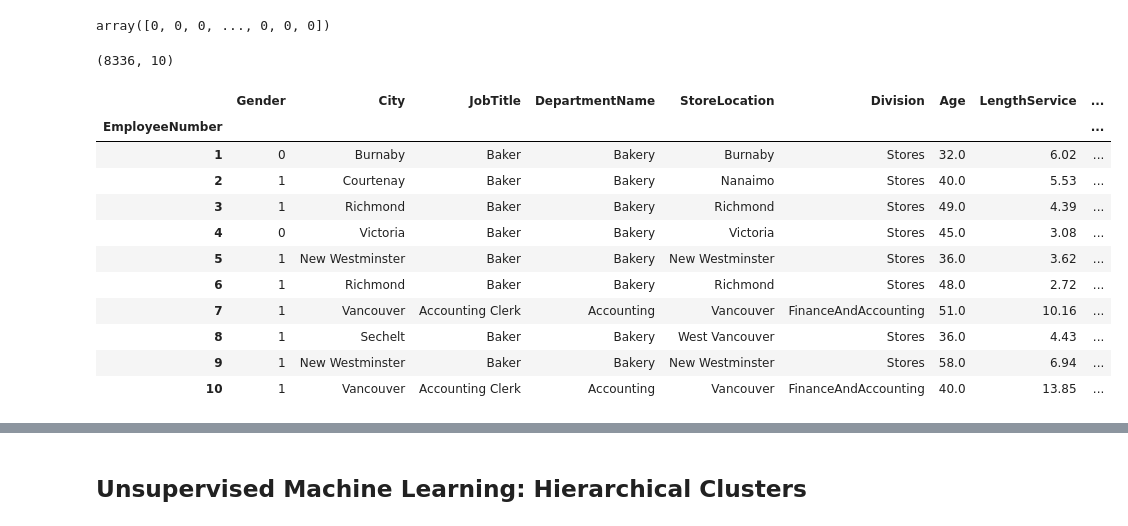
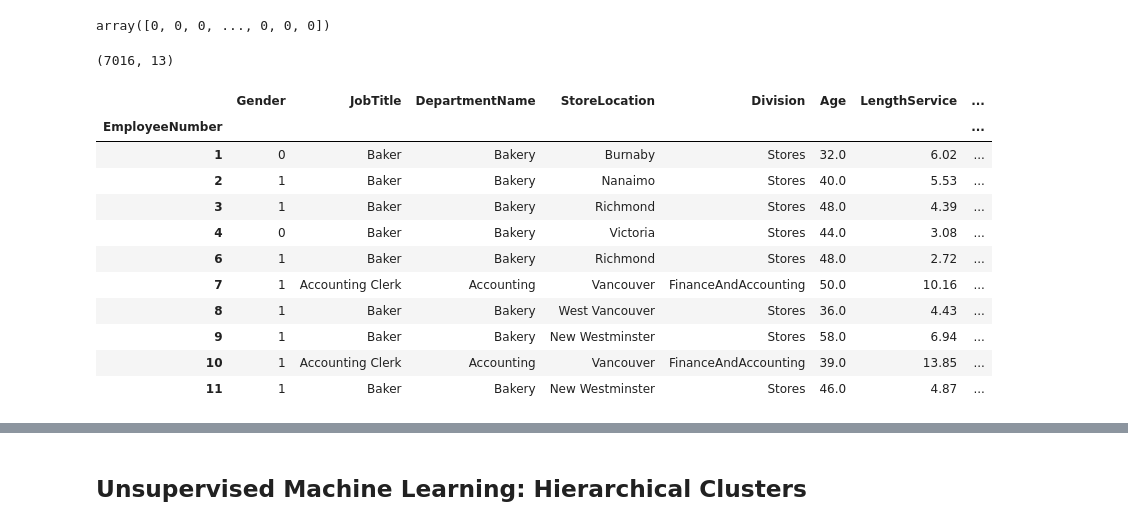
Before and after one commit to jmalauss/Absenteeism, a Jupyter notebook: absenteeism_uml.ipynb, the cells around one changed output, grey strips where cells are left out. Cells and saved outputs as stored; diff of their text form; code cells hidden in the pictures.

```diff
--- a/absenteeism_uml.ipynb
+++ b/absenteeism_uml.ipynb
@@ -20,23 +22,32 @@ absenteeism_df.head()
 | 3 | 4 | Simon | Irene | F | Victoria | Baker | Bakery | Victoria | ... |
 | 4 | 5 | Delvalle | Edward | M | New Westminster | Baker | Bakery | New Westminster | ... |
 # %%
+absenteeism_df = pd.read_csv(absenteeism_file, index_col=False)
+
 # Dropping rows with null values
 absenteeism_df.dropna()
 
-# We want to round down to reflect how people self-report age
-# In this draft, age is rounded up
-absenteeism_df["Age"] = absenteeism_df["Age"].round()
+# Age is rounded down to reflect how people self-report age
+absenteeism_df["Age"] = absenteeism_df["Age"].apply(np.floor)
 
 # Drop unneeded columns for ML
-absenteeism_df = absenteeism_df.drop(["Surname", "GivenName", "BusinessUnit"], axis=1)
+absenteeism_df = absenteeism_df.drop(["Surname", "GivenName", "City", "BusinessUnit"], axis=1)
 
 # Length Service is presumed to be in Years
 # Rounding LengthService and AbsentHours to two decimals to be more accurate rep of time
 absenteeism_df["LengthService"] = absenteeism_df["LengthService"].round(decimals=2)
 absenteeism_df["AbsentHours"] = absenteeism_df["AbsentHours"].round(decimals=2)
 
+# Removing Employees that have no absent hours
+absenteeism_df=absenteeism_df.loc[absenteeism_df['AbsentHours']>0]
+
+# Removing Employees that have just started
+absenteeism_df=absenteeism_df.loc[absenteeism_df['LengthService']>0]
+
 # Set EmployeeNumber as Index
 absenteeism_df.set_index('EmployeeNumber', inplace=True)
 
-absenteeism_df.head()
+### Bin Ages, LengthService, AbsentHours?
+
+absenteeism_df.head(10)
 # %% [output]
@@ -50,6 +65,0 @@ absenteeism_df.head()
-# %%
-#people_df = absenteeism_df.loc[:,["EmployeeNumber", "Gender", "JobTitle", "Age", "LengthService", "AbsentHours"]]
-#location_df = absenteeism_df.loc[:,["EmployeeNumber", "City", "DepartmentName", "StoreLocation", "Division", "AbsentHours"]]
-
-people_df = absenteeism_df.loc[:,["Gender", "JobTitle", "Age", "LengthService", "AbsentHours"]]
-location_df = absenteeism_df.loc[:,["City", "DepartmentName", "StoreLocation", "Division", "AbsentHours"]]
@@ -128,6 +270,6 @@ Name: JobTitle, dtype: int64
 # %%
 # Use get_dummies() to create variables for text features.
-X=pd.get_dummies(absenteeism_df, columns=["City","JobTitle", "DepartmentName", "StoreLocation", "Division"])
+X=pd.get_dummies(absenteeism_df, columns=["JobTitle", "DepartmentName", "StoreLocation", "Division"])
 print(X.shape)
 X.head(10)
 # %% [output]
@@ -229,7 +433,7 @@ elbow_df.hvplot.line(x='k', y='inertia', title='Elbow Curve', xticks=k)
 [interactive output not drawn]
 # %%
 # Initialize the K-Means model.
-model = KMeans(n_clusters=3, random_state=5)
+model = KMeans(n_clusters=2, random_state=5)
 
 # Fit the model
 model.fit(pcs_df)
@@ -242,32 +446,29 @@ array([0, 0, 0, ..., 0, 0, 0])
 # %%
 # Create a new DataFrame including predicted clusters
 # Concatentate the crypto_df and pcs_df DataFrames on the same columns.
 
 ### PCA VERSION
-#clustered_df = pd.concat([absenteeism_df,pcs_df],axis=1)
-
-### NO PCA VERSION
-clustered_df = pd.concat([absenteeism_df],axis=1)
+clustered_df = pd.concat([absenteeism_df,pcs_df],axis=1)
 
 ### ReAdd Employee Names?
 
 #  Add a new column, "Class" to the clustered_df DataFrame that holds the predictions.
 clustered_df['Class'] = predictions
 
 # Print the shape of the clustered_df
 print(clustered_df.shape)
 clustered_df.head(10)
 # %% [output]
-(8336, 10)
+(7016, 13)
-|  | Gender | City | JobTitle | DepartmentName | StoreLocation | Division | Age | LengthService | ... |
-| EmployeeNumber |  |  |  |  |  |  |  |  | ... |
-| 1 | 0 | Burnaby | Baker | Bakery | Burnaby | Stores | 32.0 | 6.02 | ... |
-| 2 | 1 | Courtenay | Baker | Bakery | Nanaimo | Stores | 40.0 | 5.53 | ... |
-| 3 | 1 | Richmond | Baker | Bakery | Richmond | Stores | 49.0 | 4.39 | ... |
-| 4 | 0 | Victoria | Baker | Bakery | Victoria | Stores | 45.0 | 3.08 | ... |
-| 5 | 1 | New Westminster | Baker | Bakery | New Westminster | Stores | 36.0 | 3.62 | ... |
-| 6 | 1 | Richmond | Baker | Bakery | Richmond | Stores | 48.0 | 2.72 | ... |
-| 7 | 1 | Vancouver | Accounting Clerk | Accounting | Vancouver | FinanceAndAccounting | 51.0 | 10.16 | ... |
-| 8 | 1 | Sechelt | Baker | Bakery | West Vancouver | Stores | 36.0 | 4.43 | ... |
-| 9 | 1 | New Westminster | Baker | Bakery | New Westminster | Stores | 58.0 | 6.94 | ... |
-| 10 | 1 | Vancouver | Accounting Clerk | Accounting | Vancouver | FinanceAndAccounting | 40.0 | 13.85 | ... |
+|  | Gender | JobTitle | DepartmentName | StoreLocation | Division | Age | LengthService | ... |
+| EmployeeNumber |  |  |  |  |  |  |  | ... |
+| 1 | 0 | Baker | Bakery | Burnaby | Stores | 32.0 | 6.02 | ... |
+| 2 | 1 | Baker | Bakery | Nanaimo | Stores | 40.0 | 5.53 | ... |
+| 3 | 1 | Baker | Bakery | Richmond | Stores | 48.0 | 4.39 | ... |
+| 4 | 0 | Baker | Bakery | Victoria | Stores | 44.0 | 3.08 | ... |
+| 6 | 1 | Baker | Bakery | Richmond | Stores | 48.0 | 2.72 | ... |
+| 7 | 1 | Accounting Clerk | Accounting | Vancouver | FinanceAndAccounting | 50.0 | 10.16 | ... |
+| 8 | 1 | Baker | Bakery | West Vancouver | Stores | 36.0 | 4.43 | ... |
+| 9 | 1 | Baker | Bakery | New Westminster | Stores | 58.0 | 6.94 | ... |
+| 10 | 1 | Accounting Clerk | Accounting | Vancouver | FinanceAndAccounting | 39.0 | 13.85 | ... |
+| 11 | 1 | Baker | Bakery | New Westminster | Stores | 46.0 | 4.87 | ... |
```
Also changed, not shown: parts of 36 cells of this notebook, 1 other file.
